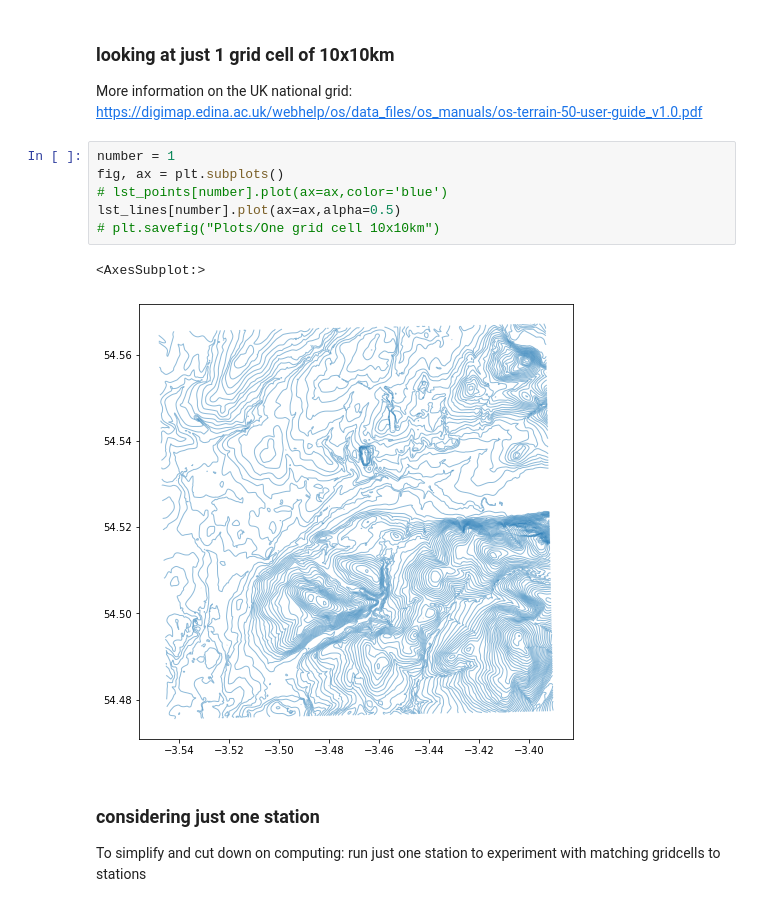
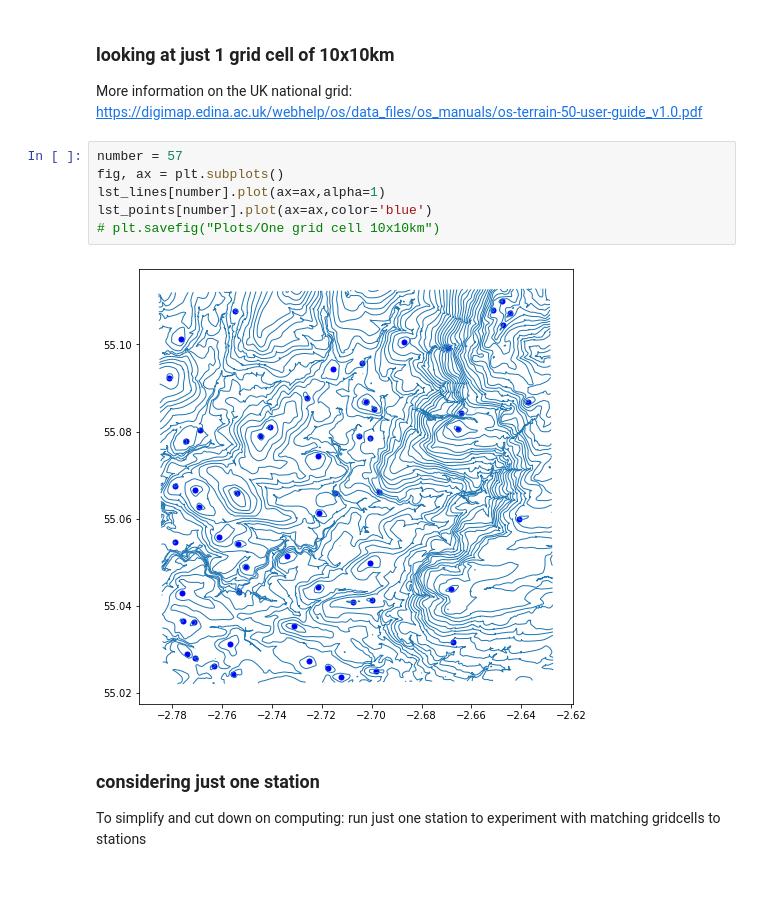
Before and after one commit to Daafip/Are-rain-gauges-in-the-right-place, a Jupyter notebook: Slope steepness from contours/Contours - Cumbria.ipynb, the cells around one changed output. Saved outputs shown, nothing was run; the diff lists cells and outputs as text.

```diff
--- a/Slope steepness from contours/Contours - Cumbria.ipynb
+++ b/Slope steepness from contours/Contours - Cumbria.ipynb
@@ -219,14 +219,13 @@ plt.axis("off");
 ### looking at just 1 grid cell of 10x10km
 More information on the UK national grid: https://digimap.edina.ac.uk/webhelp/os/data_files/os_manuals/os-terrain-50-user-guide_v1.0.pdf
 # %%
-number = 1
+number = 57
 fig, ax = plt.subplots()
-# lst_points[number].plot(ax=ax,color='blue')
-lst_lines[number].plot(ax=ax,alpha=0.5)
+lst_lines[number].plot(ax=ax,alpha=1)
+lst_points[number].plot(ax=ax,color='blue')
 # plt.savefig("Plots/One grid cell 10x10km")
 # %% [output]
-<AxesSubplot:>
-[figure, old version]
+[figure, new version]
 # %% [markdown]
 ### considering just one station
 To simplify and cut down on computing: run just one station to experiment with matching gridcells to stations
```
Also changed, not shown: parts of 5 cells of this notebook, 24 other files.
